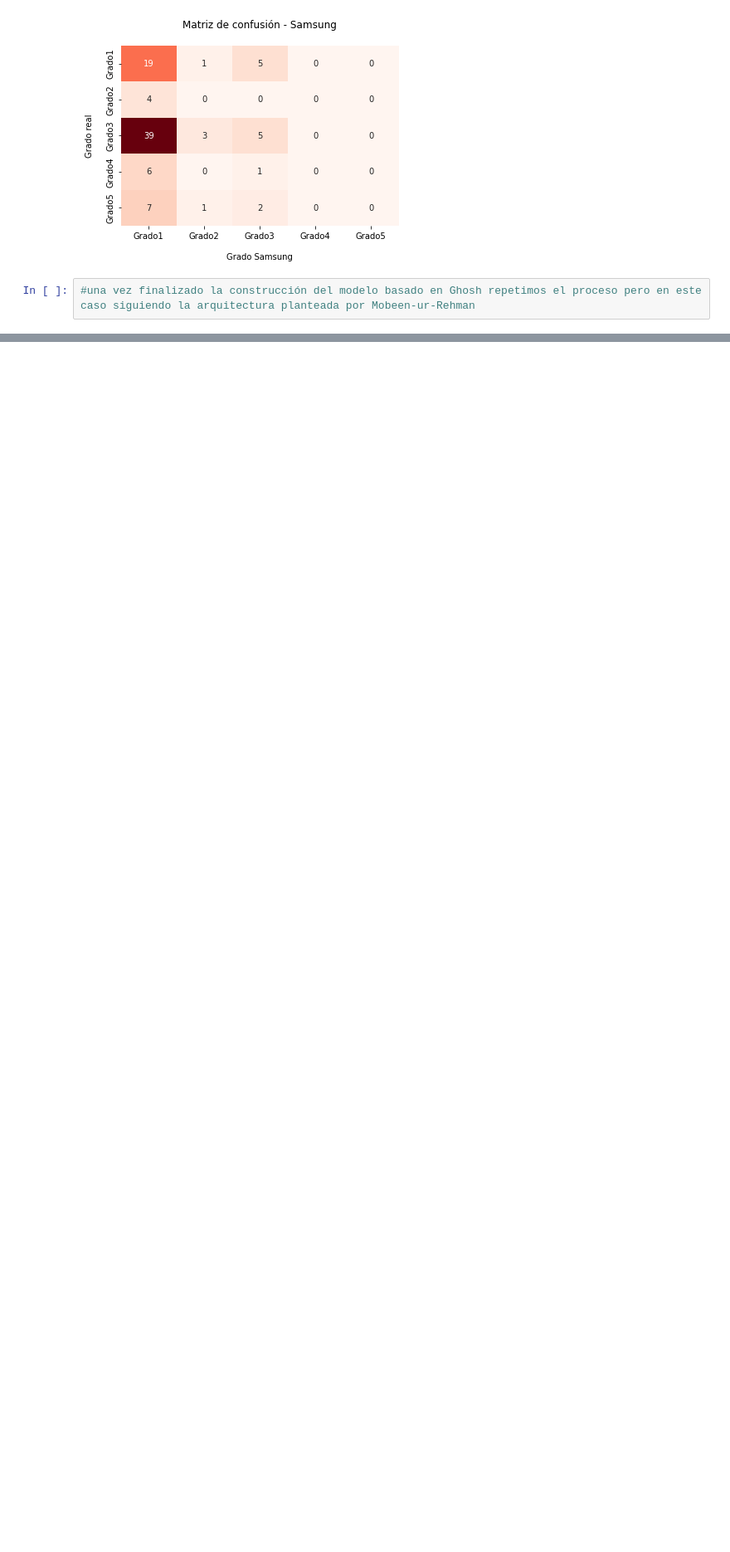
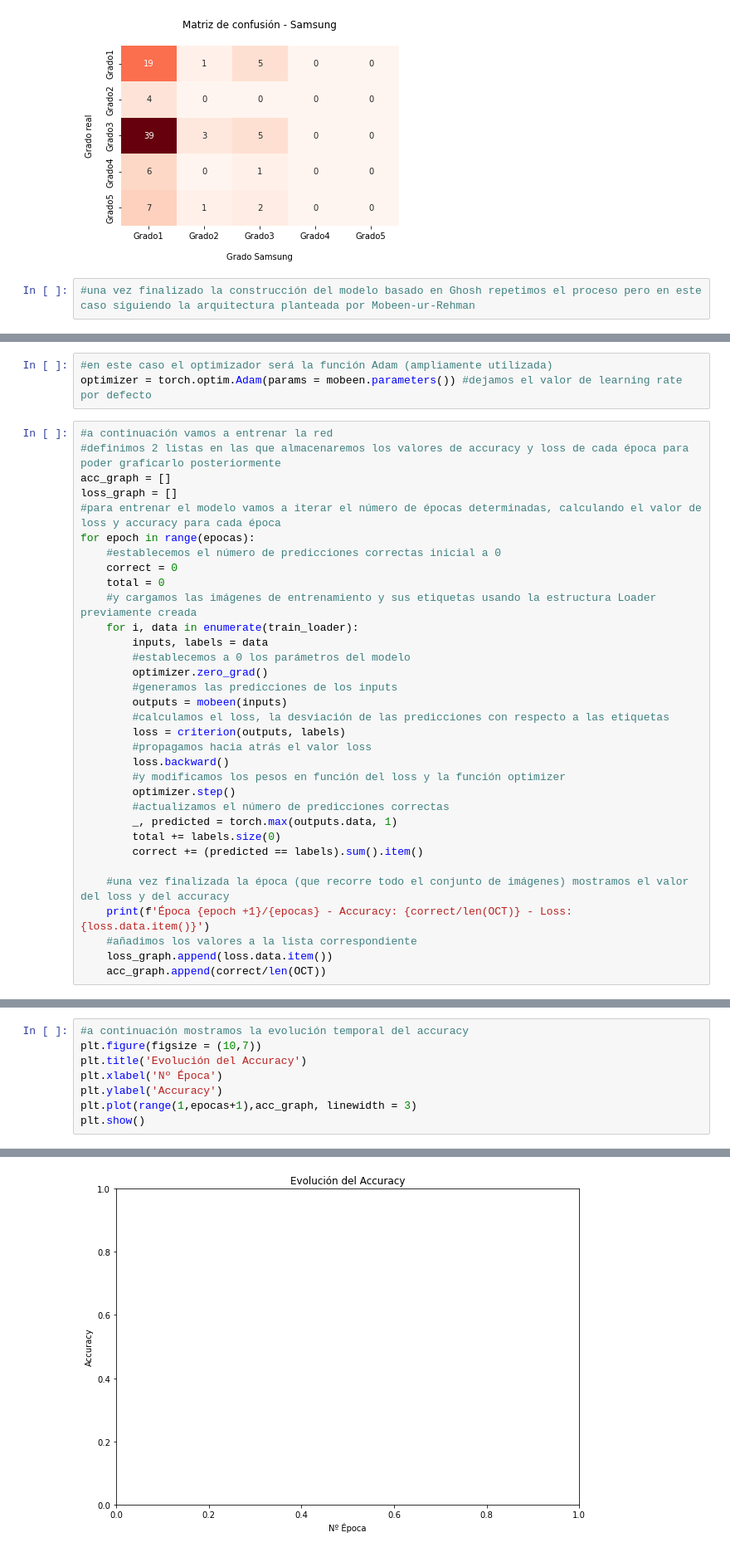
Before and after one commit to SamuelLozanoJuarez/CNN_and_Diabetic_Retinopathy, a Jupyter notebook: Nuevas_Arquitecturas_Básicas.ipynb, the cells around one changed output, grey strips where cells are left out. Shown at 83% size. Saved outputs shown, nothing was run; the diff lists cells and outputs as text; blank space fills up the shorter version.

Commit message:
#18 Mobeen
Creación del modelo según la arquitectura descrita por Mobeen-ur-Rashman y su entrenamiento y test.

```diff
--- a/Nuevas_Arquitecturas_Básicas.ipynb
+++ b/Nuevas_Arquitecturas_Básicas.ipynb
@@ -450,0 +523,36 @@ class Mobeen(nn.Module):
+# %%
+#en este caso el optimizador será la función Adam (ampliamente utilizada)
+optimizer = torch.optim.Adam(params = mobeen.parameters()) #dejamos el valor de learning rate por defecto
+# %%
+#a continuación vamos a entrenar la red
+#definimos 2 listas en las que almacenaremos los valores de accuracy y loss de cada época para poder graficarlo posteriormente
+acc_graph = []
+loss_graph = []
+#para entrenar el modelo vamos a iterar el número de épocas determinadas, calculando el valor de loss y accuracy para cada época
+for epoch in range(epocas):
+    #establecemos el número de predicciones correctas inicial a 0
+    correct = 0
+    total = 0
+    #y cargamos las imágenes de entrenamiento y sus etiquetas usando la estructura Loader previamente creada
+    for i, data in enumerate(train_loader):
+        inputs, labels = data
+        #establecemos a 0 los parámetros del modelo
+        optimizer.zero_grad()
+        #generamos las predicciones de los inputs
+        outputs = mobeen(inputs)
+        #calculamos el loss, la desviación de las predicciones con respecto a las etiquetas
+        loss = criterion(outputs, labels)
+        #propagamos hacia atrás el valor loss
+        loss.backward()
+        #y modificamos los pesos en función del loss y la función optimizer
+        optimizer.step()
+        #actualizamos el número de predicciones correctas
+        _, predicted = torch.max(outputs.data, 1)
+        total += labels.size(0)
+        correct += (predicted == labels).sum().item()
+
+    #una vez finalizada la época (que recorre todo el conjunto de imágenes) mostramos el valor del loss y del accuracy
+    print(f'Época {epoch +1}/{epocas} - Accuracy: {correct/len(OCT)} - Loss: {loss.data.item()}')
+    #añadimos los valores a la lista correspondiente
+    loss_graph.append(loss.data.item())
+    acc_graph.append(correct/len(OCT))
@@ -450,0 +562,9 @@ class Mobeen(nn.Module):
+# %%
+#a continuación mostramos la evolución temporal del accuracy
+plt.figure(figsize = (10,7))
+plt.title('Evolución del Accuracy')
+plt.xlabel('Nº Época')
+plt.ylabel('Accuracy')
+plt.plot(range(1,epocas+1),acc_graph, linewidth = 3)
+plt.show()
+# %% [output]
@@ -450,0 +572 @@ class Mobeen(nn.Module):
+[figure, added]
```
Also changed, not shown: parts of 15 cells of this notebook.
